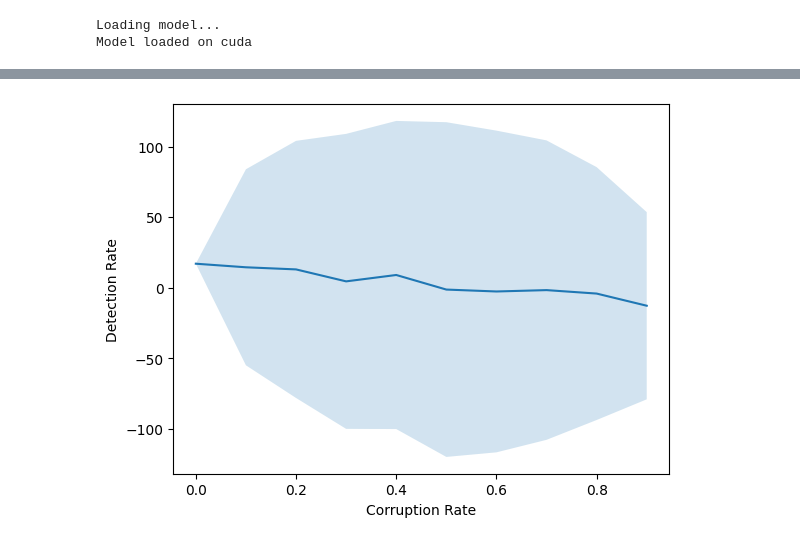
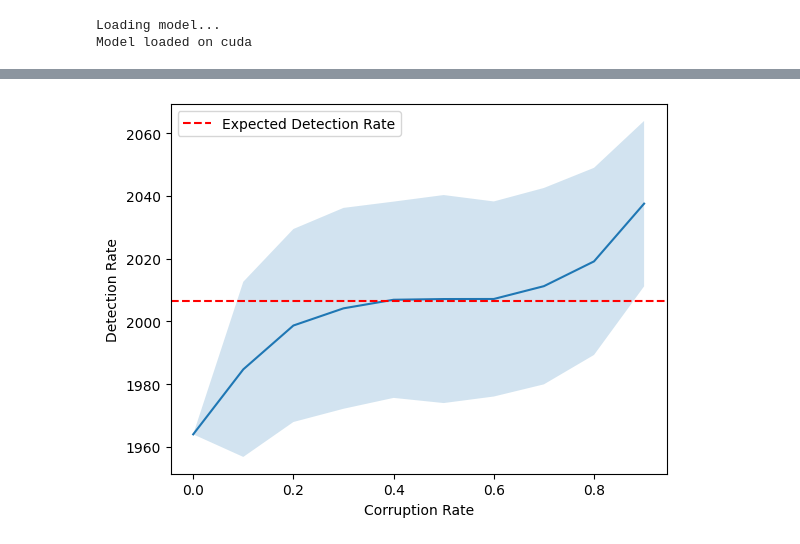
Before and after one commit to lawrencefeng17/PRC-Watermark, a Jupyter notebook: cg24.ipynb, the cells around one changed output, grey strips where cells are left out. Saved outputs shown, nothing was run; the diff lists cells and outputs as text; code cells hidden in the pictures.

```diff
--- a/cg24.ipynb
+++ b/cg24.ipynb
@@ -297,6 +279,7 @@ parser.add_argument('--inf_steps', type=int, default=50)
 parser.add_argument('--nowm', type=int, default=0)
 parser.add_argument('--fpr', type=float, default=0.00001)
 parser.add_argument('--prc_t', type=int, default=3)
+parser.add_argument('--n', type=int, default=2**12)
 args = parser.parse_args([])
 print(args)
 # %% [output]
@@ -339,10 +322,11 @@ print(f"Prompt: {prompt}")
 
 # Get the encoding key
 print(f"Setting up PRC keys for {exp_id}")
-encoding_key, decoding_key = setup(vocab_size, exp_id, n, fpr, prc_t)
+message_length = 0
+encoding_key, decoding_key = setup(n, message_length, exp_id, fpr, prc_t)
 print(f"PRC keys set up")
 
-if not os.path.exists(f'encoding_{exp_id}.pkl'):
+if not os.path.exists(f'encoding.pkl'):
     token_counts = {token_id: 0 for token_id in range(vocab_size)}
     with open("pride_and_prejudice.txt", "r", encoding="utf-8") as f:
         example_corpus = f.readlines()
@@ -353,10 +337,10 @@ if not os.path.exists(f'encoding_{exp_id}.pkl'):
 
     encoding = huffman_encode(token_counts)
     # save encoding to file
-    with open(f'encoding_{exp_id}.pkl', 'wb') as f:
+    with open(f'encoding.pkl', 'wb') as f:
         pickle.dump(encoding, f)
 else:
-    with open(f'encoding_{exp_id}.pkl', 'rb') as f:
+    with open(f'encoding.pkl', 'rb') as f:
         encoding = pickle.load(f)
 print(f"Encoding loaded")
 
@@ -439,21 +463,9 @@ False
 def convert_watermarked_text_to_binary(binarized_model, watermarked_text):
     watermarked_text_binary = ''.join([binarized_model.encoding[token_id] for token_id in watermarked_text])
     watermarked_text_binary = torch.tensor([int(bit) for bit in watermarked_text_binary], dtype=float)
-    watermarked_text_binary = 2 * watermarked_text_binary - 1
     return watermarked_text_binary
 
 def corrupt_watermarked_text(binarized_model, watermarked_text, corruption_rate=0.1):
-    """
-    Randomly flips bits in the binary representation of watermarked text.
-
-    Args:
-        binarized_model: The binarized model containing encoding information.
-        watermarked_text: List of token IDs to be corrupted.
-        corruption_rate: Probability of flipping each bit (between 0 and 1).
-
-    Returns:
-        Corrupted binary tensor with values in {-1, 1}.
-    """
     # Convert the watermarked text to binary format
     watermarked_text_binary = convert_watermarked_text_to_binary(binarized_model, watermarked_text)
 
@@ -461,8 +473,8 @@ def corrupt_watermarked_text(binarized_model, watermarked_text, corruption_rate=
     num_bits = len(watermarked_text_binary)
     flip_mask = torch.rand(num_bits) < corruption_rate
 
-    # Flip the selected bits (multiply by -1 since values are {-1, 1})
-    watermarked_text_binary[flip_mask] *= -1
+    # flip the bits (0 to 1, 1 to 0)
+    watermarked_text_binary[flip_mask] = 1 - watermarked_text_binary[flip_mask]
 
     return watermarked_text_binary
 # %%
@@ -476,5 +488,4 @@ length: 2044
 # %%
-import matplotlib.pyplot as plt
 # compute average detection rate
 corruption_rates = np.arange(0, 1, 0.1)
 detection_rates = []
@@ -483,16 +494,20 @@ for corruption_rate in corruption_rates:
     detection_rate = []
     for i in range(1000):
         corrupted_watermarked_text_binary = corrupt_watermarked_text(binarized_model, output_tokens, corruption_rate)
-        threshold,= detect_hamming_binary(binarized_model, corrupted_watermarked_text_binary)
-        detection_rate.append(detection_result)
+        threshold, hamming_weight, result = detect_hamming_binary(binarized_model, corrupted_watermarked_text_binary)
+        detection_rate.append(hamming_weight)
     detection_rates.append(np.mean(detection_rate))
     detection_rates_std.append(np.std(detection_rate))
-plt.plot(corruption_rates, detection_rates)
-plt.fill_between(corruption_rates, np.array(detection_rates) - np.array(detection_rates_std), np.array(detection_rates) + np.array(detection_rates_std), alpha=0.2)
-plt.xlabel("Corruption Rate")
-plt.ylabel("Detection Rate")
-plt.show()
-# %% [output]
-[figure, removed]
+# %%
+plt.plot(corruption_rates, detection_rates)
+plt.fill_between(corruption_rates, np.array(detection_rates) - np.array(detection_rates_std), np.array(detection_rates) + np.array(detection_rates_std), alpha=0.2)
+# horizontal line at r/2
+plt.axhline(y=r/2, color='r', linestyle='--', label='Expected Detection Rate')
+plt.xlabel("Corruption Rate")
+plt.ylabel("Detection Rate")
+plt.legend()
+plt.show()
+# %% [output]
+[figure, added]
 # %%
 # generate random binary string
```
Also changed, not shown: parts of 13 cells of this notebook, 22 other files.
